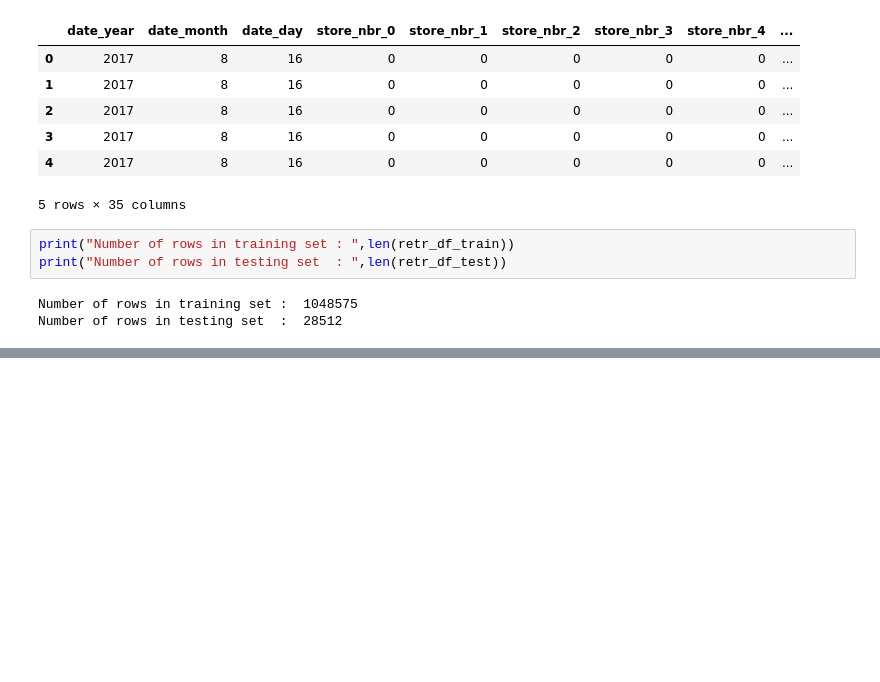
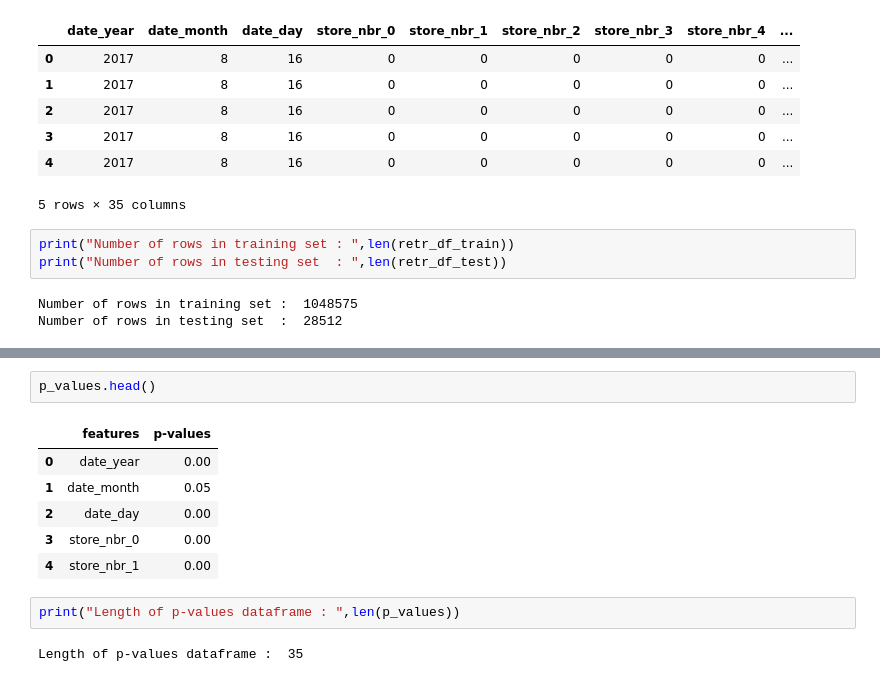
Before and after one commit to amith-vardhan99/kaggle, a Jupyter notebook: Store Sales - Time Series Forecasting/preprocess.ipynb, the cells around one changed output, grey strips where cells are left out. Drawn from its saved outputs; the diff is of its cells as text; blank space fills up the shorter version.

```diff
--- a/Store Sales - Time Series Forecasting/preprocess.ipynb
+++ b/Store Sales - Time Series Forecasting/preprocess.ipynb
@@ -926,0 +962,13 @@ Number of rows in testing set  :  28512
+# %%
+p_values.head()
+# %% [output]
+|  | features | p-values |
+| 0 | date_year | 0.00 |
+| 1 | date_month | 0.05 |
+| 2 | date_day | 0.00 |
+| 3 | store_nbr_0 | 0.00 |
+| 4 | store_nbr_1 | 0.00 |
+# %%
+print("Length of p-values dataframe : ",len(p_values))
+# %% [output]
+Length of p-values dataframe :  35
```
Also changed, not shown: parts of 12 cells of this notebook.
